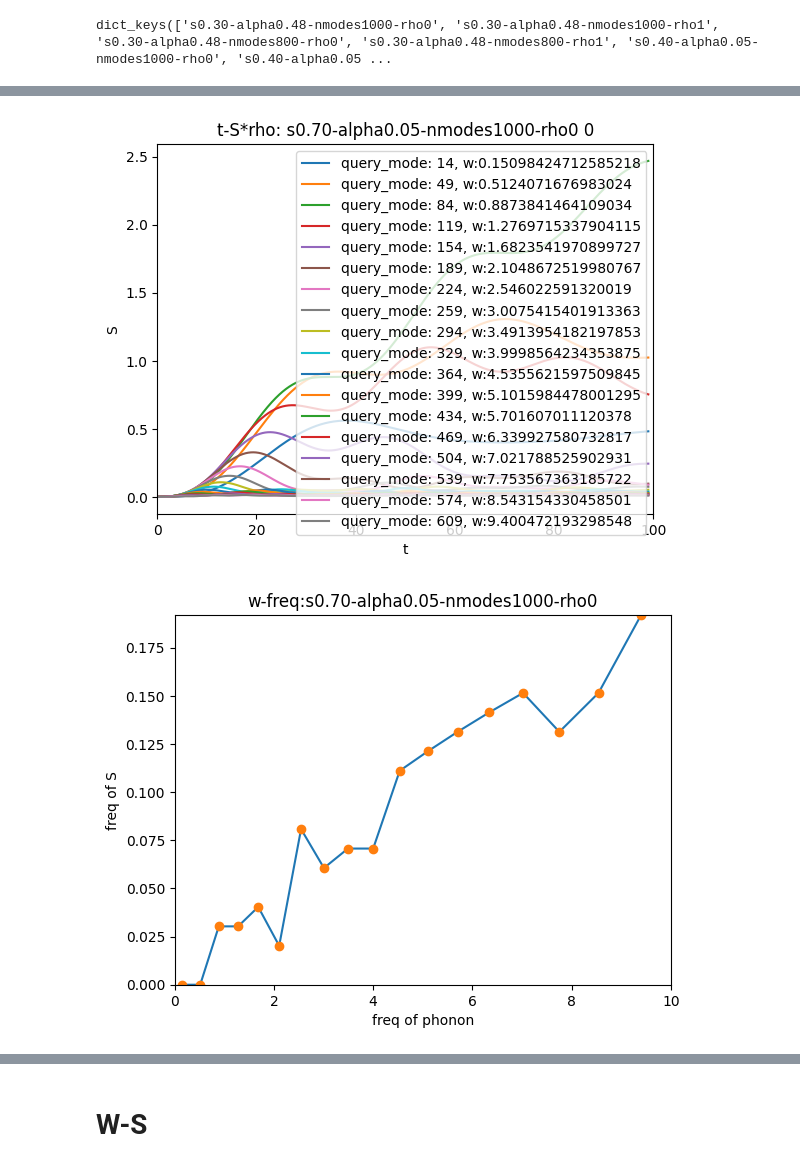
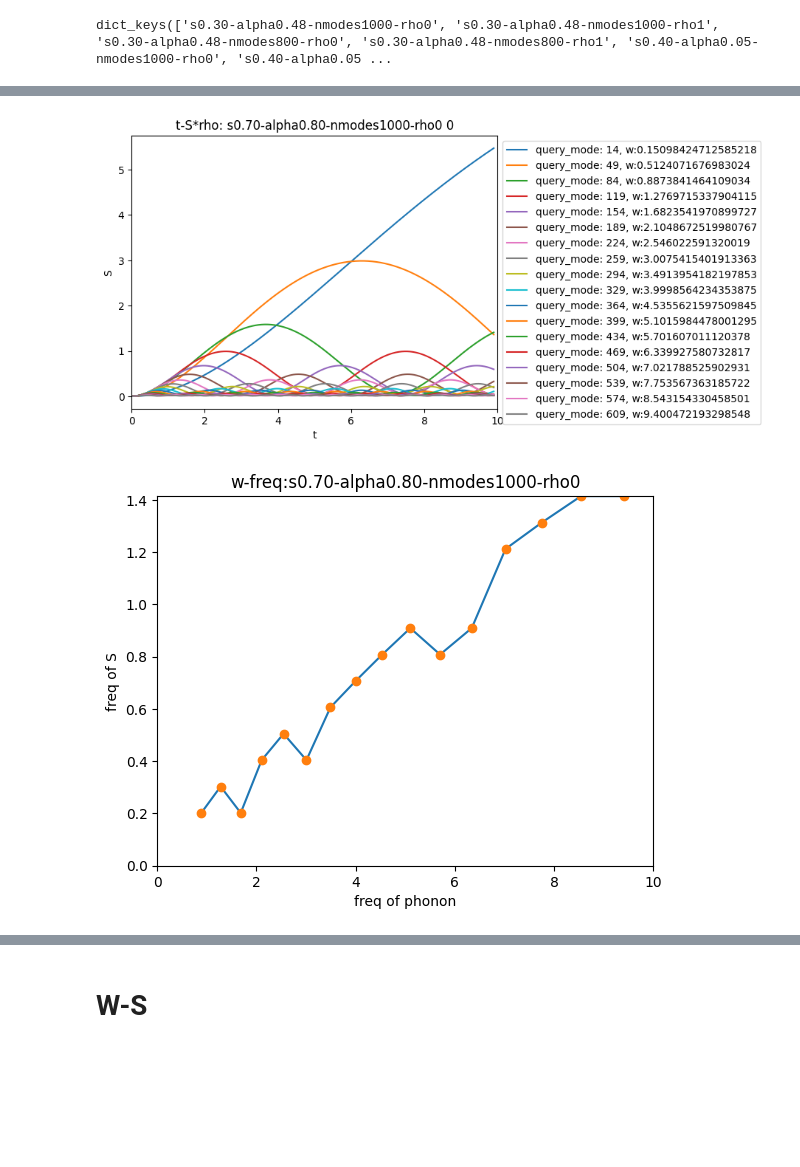
Before and after one commit to ansatzX/2024-SBM, a Jupyter notebook: S_rho.ipynb, the cells around one changed output, grey strips where cells are left out. Saved outputs shown, nothing was run; the diff lists cells and outputs as text; code cells hidden in the pictures; blank space fills up the shorter version.

```diff
--- a/S_rho.ipynb
+++ b/S_rho.ipynb
@@ -20,7 +20,7 @@ from data_analysis import read_line, read_exp, read_omega, get_rho_array, transl
 # mother_folder0 = '/Users/ansatz/data/comp/sbm/vn_entropy_1site/24_07_04'
 # mother_folder1 = '/Users/ansatz/data/comp/sbm/rho_check/'
 todo_keys = ['s0.70-alpha0.05', 's0.7-alpha0.4', 's0.7-alpha0.8', 's0.30-alpha0.8', 's0.40-alpha0.8', 's0.50-alpha0.8']
-mother_folder = '/Users/ansatz/data/comp/sbm/24_09_09'
+mother_folder = '/home/ansatz/data/comp/sbm/24_09_09'
 # %%
 vn_entropy_1site_all_lines ={}
 # for line in sorted([ s for s in os.listdir(mother_folder) if s.startswith('traj_s') ]):
@@ -47,7 +47,7 @@ vn_entropy_1site_all_lines.keys()
 # %% [output]
 dict_keys(['s0.30-alpha0.48-nmodes1000-rho0', 's0.30-alpha0.48-nmodes1000-rho1', 's0.30-alpha0.48-nmodes800-rho0', 's0.30-alpha0.48-nmodes800-rho1', 's0.40-alpha0.05-nmodes1000-rho0', 's0.40-alpha0.05 ...
 # %%
-def show_result_t_S(s, alpha, nmodes, rho_type, step_length=1):# -> tuple[list, list, list]:
+def show_result_t_S(s, alpha, nmodes, rho_type, step_length=1, query_modes=None):# -> tuple[list, list, list]:
     imodes = []
     ws = []
     freqs = []
@@ -62,7 +62,11 @@ def show_result_t_S(s, alpha, nmodes, rho_type, step_length=1):# -> tuple[list,
 
     # key = f's{s:.02f}-alpha{alpha:.02f}'
     key = f"s{s:.02f}-alpha{alpha:.02f}-nmodes{nmodes}-rho{rho_type}"
-    for i in range(0, nmodes, step_length):
+    if query_modes is not None:
+        draw_lst = query_modes
+    else:
+        draw_lst = range(0, nmodes, step_length)
+    for i in draw_lst:
         query_mode = i
         w, freq, amplitude, phase, xf, fft_amp = draw_t_S(pf, vn_entropy_1site_all_lines, key, query_mode)
         if w != 0 :
@@ -98,8 +454,8 @@ def show_w_freqs(key, ws, freqs):
 # %%
-imodes, ws, freqs, amps, xfs, fft_amps, key = show_result_t_S(s=0.7, alpha=0.05, nmodes=1000, rho_type=0, step_length=7)
+imodes, ws, freqs, amps, xfs, fft_amps, key = show_result_t_S(s=0.7, alpha=0.8, nmodes=1000, rho_type=0, step_length=7)
 # %% [output]
-[figure, old version]
+[figure, new version]
 # %%
-show_w_freqs(key, ws, freqs)
+show_w_freqs(key, ws[2:], freqs[2:])
 # %% [output]
-[figure, old version]
+[figure, new version]
```
Also changed, not shown: parts of 40 cells of this notebook, 1 other file.
